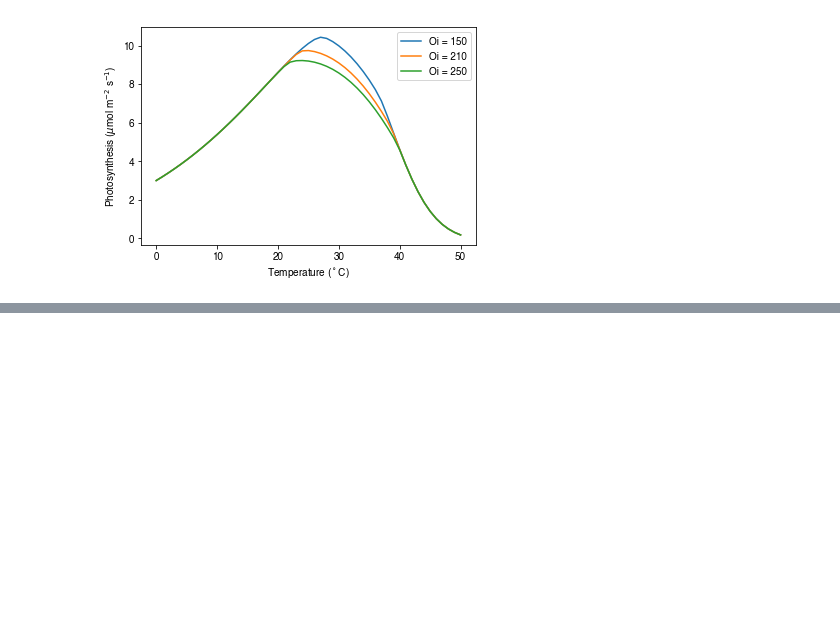
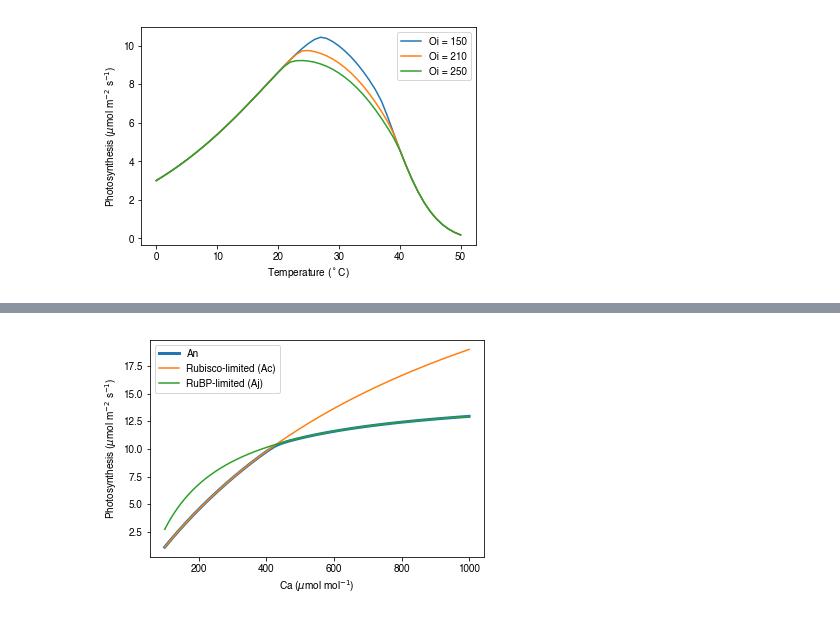
Before and after one commit to mdekauwe/BEES3041_lab_photosynthesis, a Jupyter notebook: BEES3041_lab.ipynb, the cells around one changed output, grey strips where cells are left out. Drawn from its saved outputs; the diff is of its cells as text; code cells hidden in the pictures; blank space fills up the shorter version.

```diff
--- a/BEES3041_lab.ipynb
+++ b/BEES3041_lab.ipynb
@@ -169,0 +205,17 @@ plt.show()
+# %%
+TleafK = 25.0 + c.DEG_2_KELVIN
+PAR = 1800.0
+Cs = np.arange(100., 1000.0, 0.5)
+vpd = 1.5
+
+(An, Ac, Aj, gsw, Rd) = F.photosynthesis(p, Cs, TleafK, PAR, vpd)
+
+plt.plot(Cs, An, label="An", lw=3)
+plt.plot(Cs, Ac-Rd, label="Rubisco-limited (Ac)")
+plt.plot(Cs, Aj-Rd, label="RuBP-limited (Aj)")
+plt.legend(numpoints=1, loc="best")
+plt.ylabel("Photosynthesis ($\mu$mol m$^{-2}$ s$^{-1}$)")
+plt.xlabel("Ca ($\mu$mol mol$^{-1}$)")
+plt.show()
+# %% [output]
+[figure, added]
```
Also changed, not shown: parts of 4 cells of this notebook, 1 other file.
